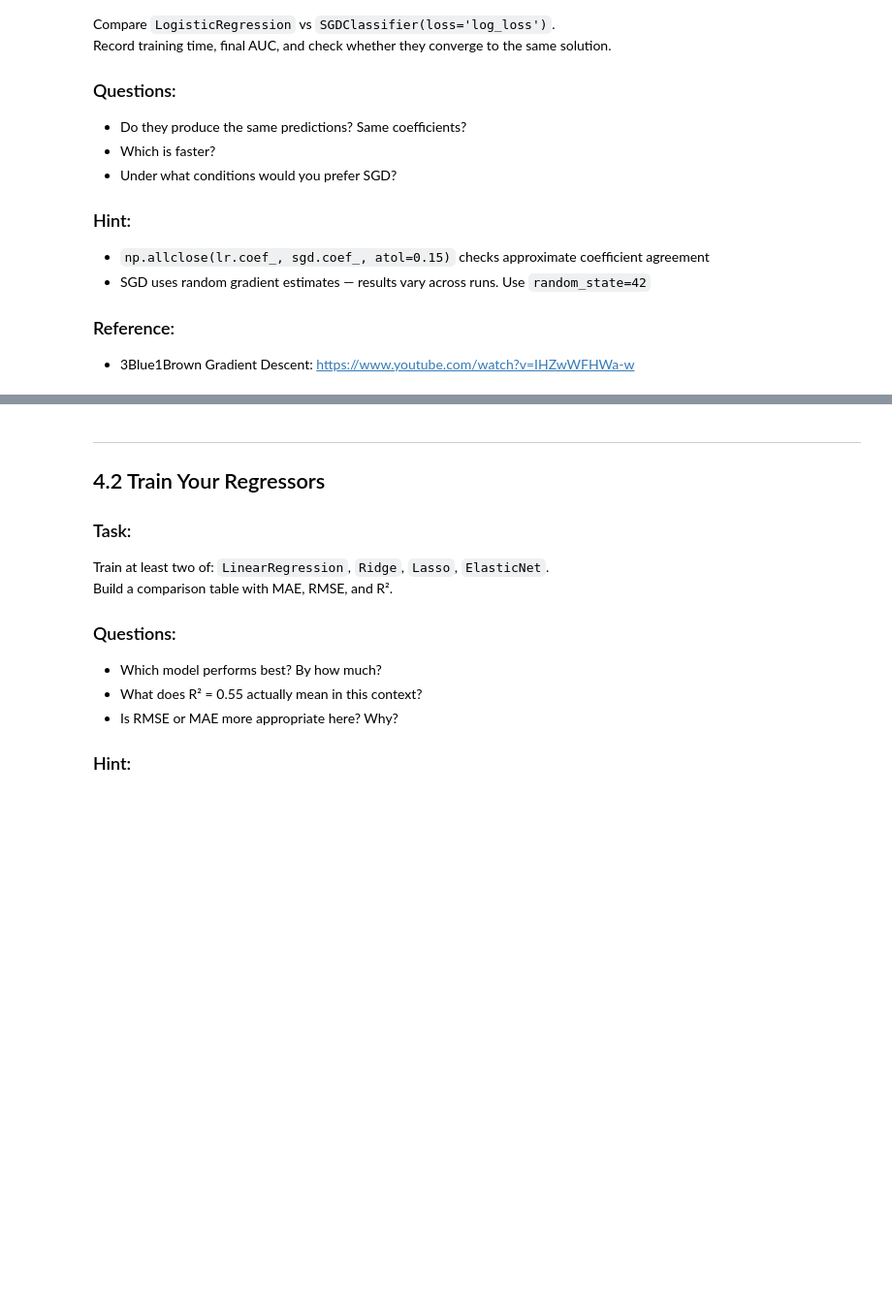
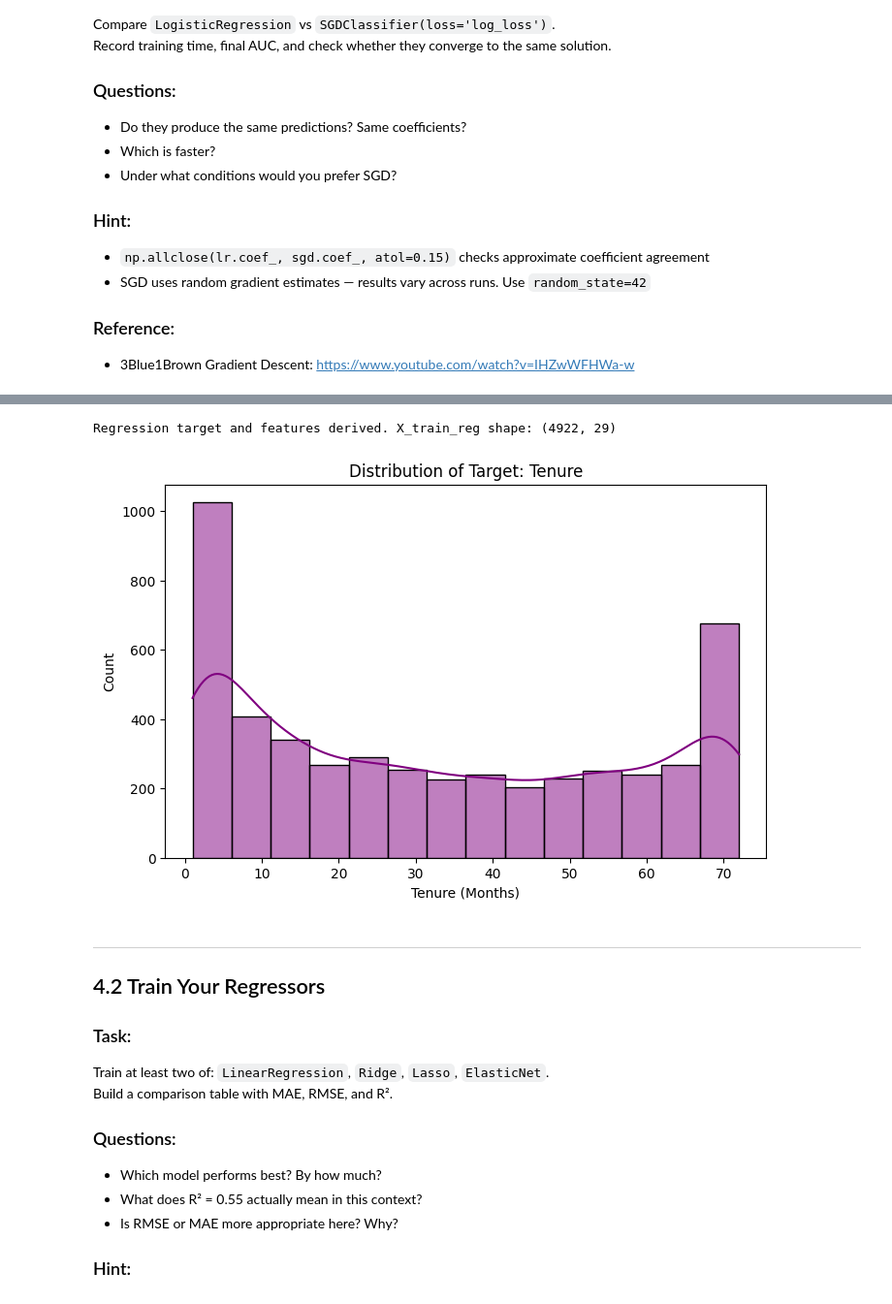
Before and after one commit to VirajSawad1021/FuseAI, a Jupyter notebook: Assignment_4/W4_Linear_Models_Assignment.ipynb, the cells around one changed output, grey strips where cells are left out. Shown at 97% size. Saved outputs shown, nothing was run; the diff lists cells and outputs as text; code cells hidden in the pictures; blank space fills up the shorter version.

```diff
--- a/Assignment_4/W4_Linear_Models_Assignment.ipynb
+++ b/Assignment_4/W4_Linear_Models_Assignment.ipynb
@@ -808,3 +818,38 @@ Derive at least one regression target. Plot its distribution.
+# %%
+# Target for regression is tenure
+y_train_reg = X_train['tenure'].values
+y_val_reg = X_val['tenure'].values
+y_test_reg = X_test['tenure'].values
+
+# Features for regression must drop tenure
+X_train_reg = X_train.drop(columns=['tenure'])
+X_val_reg = X_val.drop(columns=['tenure'])
+X_test_reg = X_test.drop(columns=['tenure'])
+
+# Scale numeric features for regression
+reg_numeric = ['MonthlyCharges', 'TotalCharges']
+reg_scaler = StandardScaler()
+
+X_train_reg_s = X_train_reg.copy()
+X_val_reg_s = X_val_reg.copy()
+X_test_reg_s = X_test_reg.copy()
+
+X_train_reg_s[reg_numeric] = reg_scaler.fit_transform(X_train_reg[reg_numeric])
+X_val_reg_s[reg_numeric] = reg_scaler.transform(X_val_reg[reg_numeric])
+X_test_reg_s[reg_numeric] = reg_scaler.transform(X_test_reg[reg_numeric])
+
+print("Regression target and features derived. X_train_reg shape:", X_train_reg_s.shape)
+# %% [output]
+Regression target and features derived. X_train_reg shape: (4922, 29)
+# %%
+plt.figure(figsize=(8, 5))
+sns.histplot(y_train_reg, kde=True, color='purple')
+plt.title('Distribution of Target: Tenure')
+plt.xlabel('Tenure (Months)')
+plt.ylabel('Count')
+plt.show()
+# %% [output]
+[figure, added]
 # %% [markdown]
 ---
 
```
Also changed, not shown: parts of 77 cells of this notebook, 1 other file.
